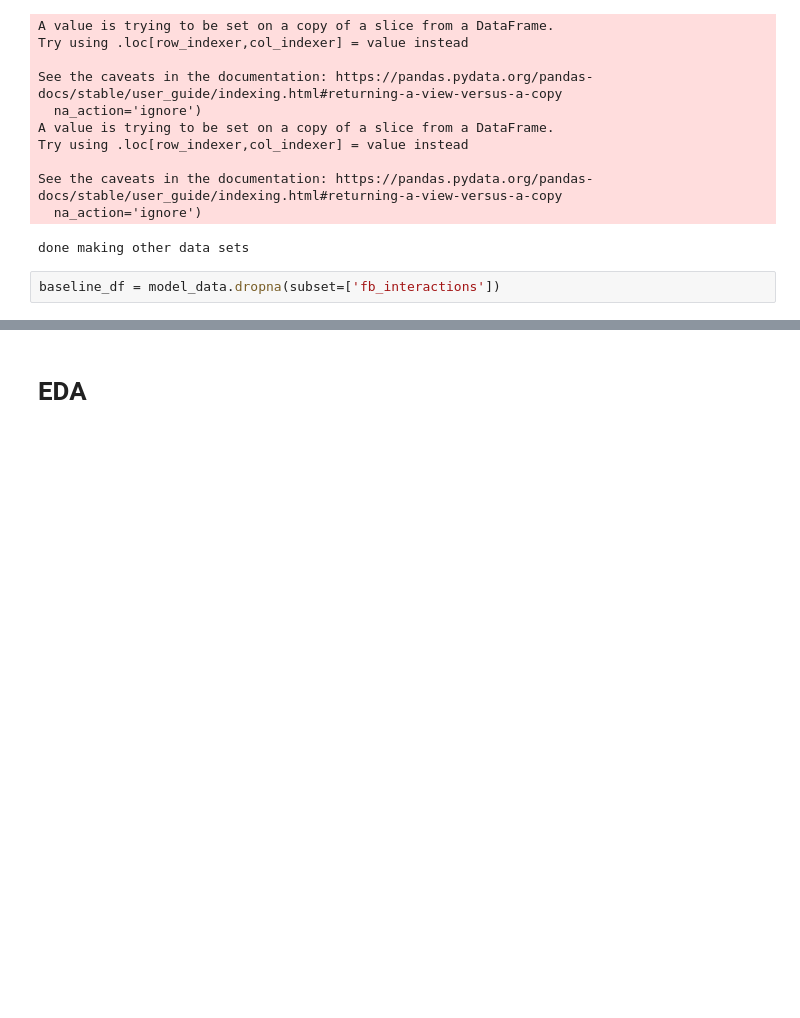
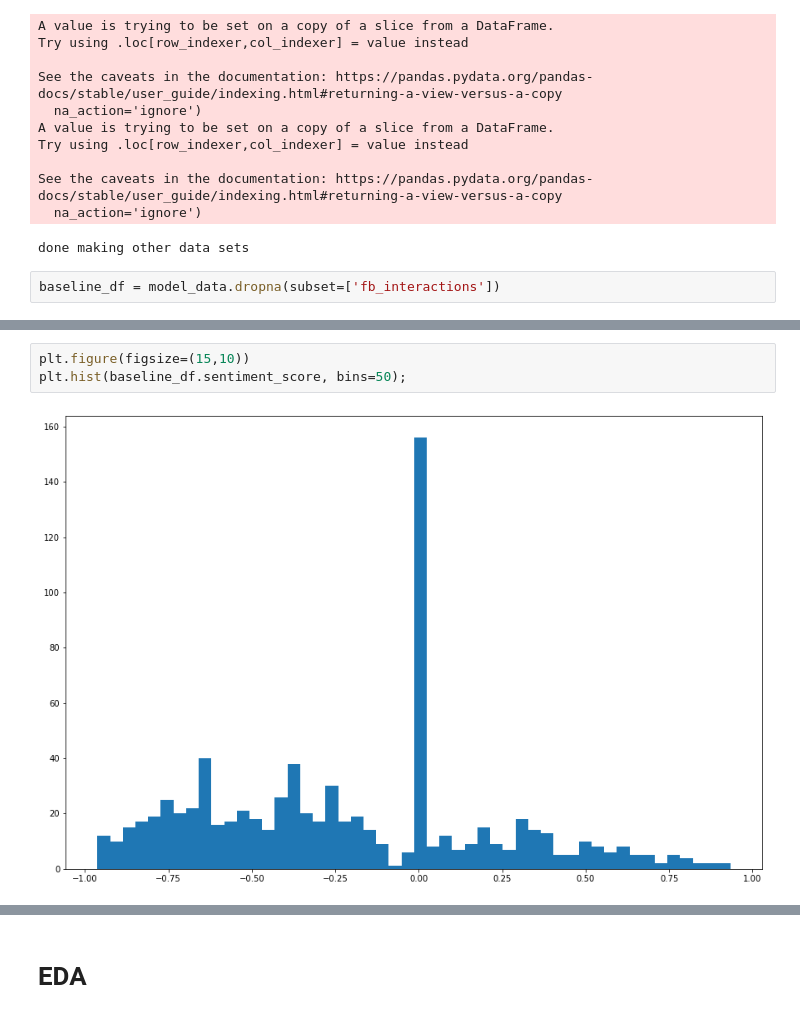
Before and after one commit to willyraedy/capstone, a Jupyter notebook: notebooks/BaselineModel.ipynb, the cells around one changed output, grey strips where cells are left out. Cells and saved outputs as stored; diff of their text form; blank space fills up the shorter version.

```diff
--- a/notebooks/BaselineModel.ipynb
+++ b/notebooks/BaselineModel.ipynb
@@ -91,0 +122,5 @@ Dep Var:
+# %%
+plt.figure(figsize=(15,10))
+plt.hist(baseline_df.sentiment_score, bins=50);
+# %% [output]
+[figure, added]
```
Also changed, not shown: parts of 46 cells of this notebook, 4 other files.
